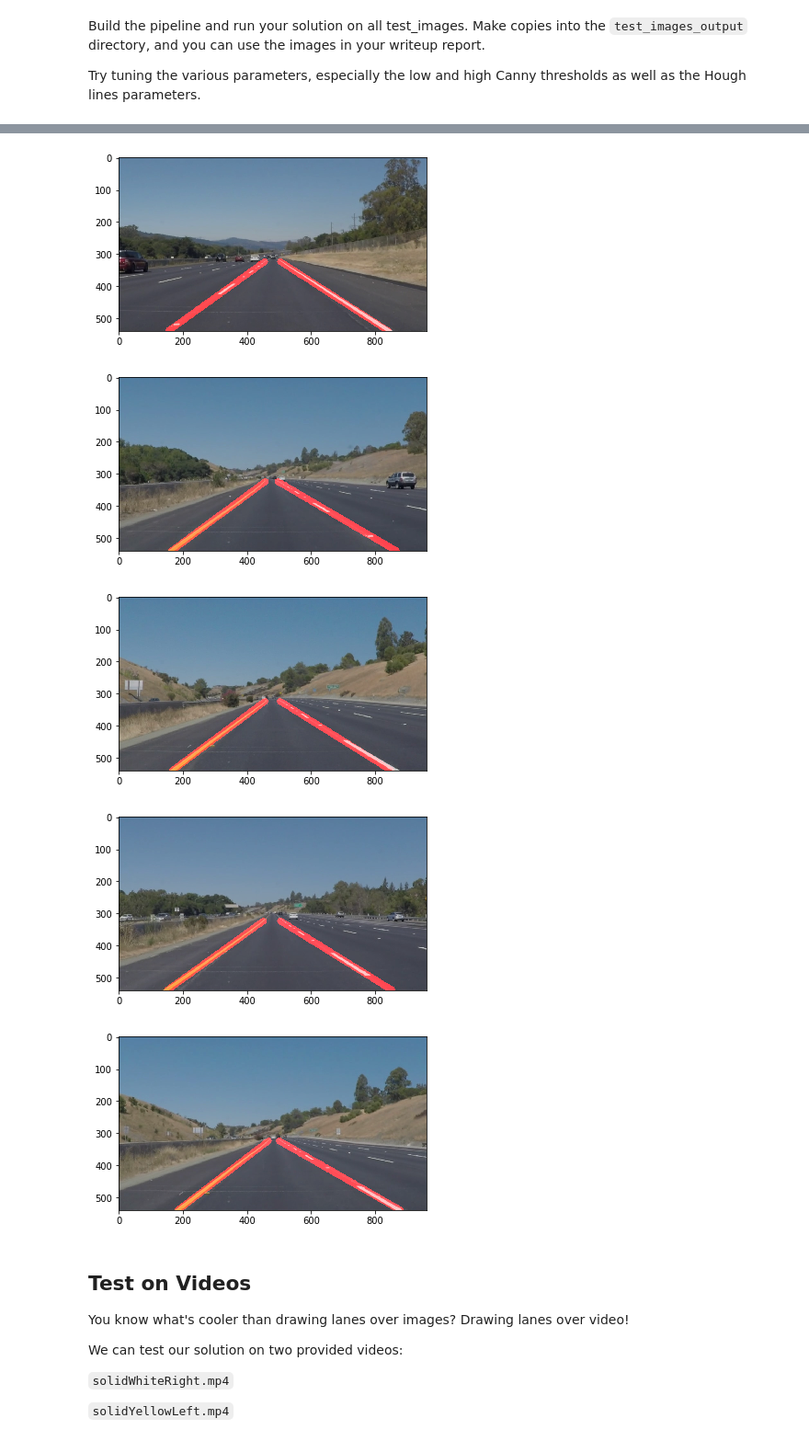
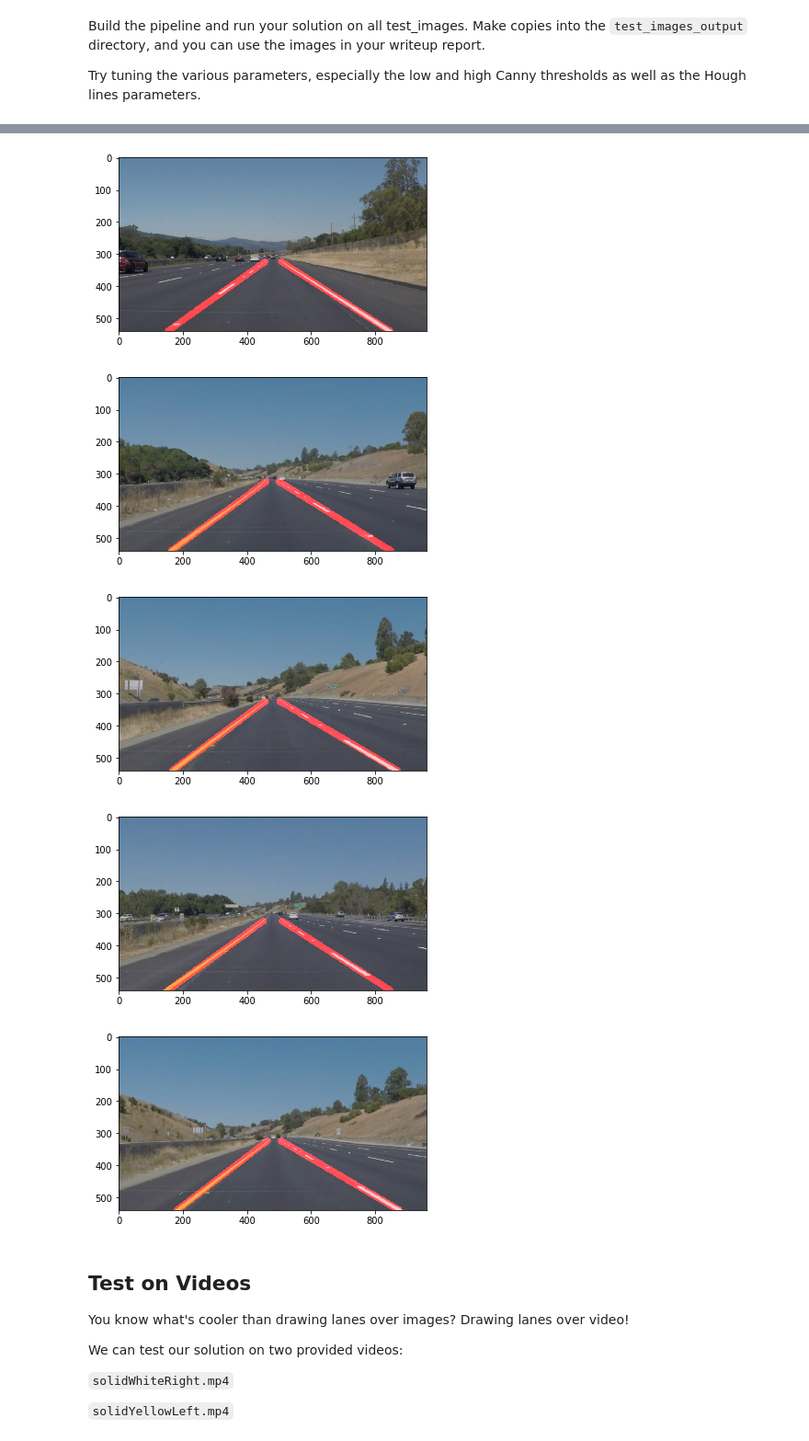
Before and after one commit to peiciwu/CarND-LaneLines-P1, a Jupyter notebook: P1.ipynb, the cells around one changed output, grey strips where cells are left out. Shown: that part at 92% size. Cells and saved outputs as stored; diff of their text form; code cells hidden in the pictures.

```diff
--- a/P1.ipynb
+++ b/P1.ipynb
@@ -143,15 +159,17 @@ def draw_lines(img, lines, color=[255, 0, 0], thickness=20):
 
     class Data:
         """
-        Store a set of lines: slopes/y_intersects, so we can get average slope/y_intersects.
+        Store a set of lines: slopes/y_intersects/lengths, so we can get weighted average slope/y_intersect by using lengths of line as weights
         """
         def __init__(self):
             self.slopes = []
             self.y_inters = []
+            self.lengths = []
 
-        def add(self, s, y_inter):
+        def add(self, s, x1, y1, x2, y2):
             self.slopes.append(s)
-            self.y_inters.append(y_inter)
+            self.y_inters.append(y1-slope*x1)
+            self.lengths.append(np.sqrt((x2-x1)**2+(y2-y1)**2))
 
         def empty(self):
             if self.slopes:
@@ -159,8 +177,10 @@ def draw_lines(img, lines, color=[255, 0, 0], thickness=20):
             return True
 
         def average(self):
-            self.avg_slope = np.mean(self.slopes)
-            self.avg_y_inter = np.mean(self.y_inters)
+            self.avg_slope = np.average(self.slopes, weights=self.lengths)
+            self.avg_y_inter = np.average(self.y_inters, weights=self.lengths)
+            #self.avg_slope = np.mean(self.slopes)
+            #self.avg_y_inter = np.mean(self.y_inters)
 
         def getX(self, y):
             return (y - self.avg_y_inter)/self.avg_slope
@@ -176,16 +196,17 @@ def draw_lines(img, lines, color=[255, 0, 0], thickness=20):
                 continue
 
             slope = (y2 - y1)/(x2 - x1)
-            y_intersect = y1 - slope*x1
 
             # slope < -0.5 : left lines
             #       > 0.5 : right lines
             # *Use 0.5 to filter out bad lines
-            if slope < -0.5 and slope > -0.8 and x1 <= 0.5*img.shape[1] and x2 <= 0.5*img.shape[1]:
-                leftLines.add(slope, y_intersect)
+            #if slope < -0.75 and slope > -0.8 and x1 <= 0.5*img.shape[1] and x2 <= 0.5*img.shape[1]:
+            if slope < -0.5:
+                leftLines.add(slope, x1, y1, x2, y2)
                 #cv2.line(img, (x1, y1), (x2, y2), [0,255,0], thickness)
-            elif slope > 0.5 and slope < 0.8 and x1 >= 0.5*img.shape[1] and x2 >= 0.5*img.shape[1]:
-                rightLines.add(slope, y_intersect)
+            #elif slope > 0.5 and slope < 0.8 and x1 >= 0.5*img.shape[1] and x2 >= 0.5*img.shape[1]:
+            if slope > 0.5:
+                rightLines.add(slope, x1, y1, x2, y2)
                 #cv2.line(img, (x1, y1), (x2, y2), color, thickness)
 
     # average and extrapolate
@@ -277,38 +298,38 @@ def process_image(image):
     high_threshold = 150
     edges = canny(blur_gray, low_threshold, high_threshold)
 
     # Define a four sided polygon to mask
-    vertices = np.array([[(0.15*xsize, ysize),(0.45*xsize, 0.6*ysize), (0.55*xsize, 0.6*ysize), (0.9*xsize, ysize)]], dtype=np.int32)
+    vertices = np.array([[(0.1*xsize, 0.95*ysize),(0.4*xsize, 0.6*ysize), (0.6*xsize, 0.6*ysize), (0.95*xsize, 0.95*ysize)]], dtype=np.int32)
     masked_edges = region_of_interest(edges, vertices)
 
     # Define the Hough transform parameters
     rho = 2 # distance resolution in pixels of the Hough grid
     theta = np.pi/180 # angular resolution in radians of the Hough grid
-    threshold = 15     # minimum number of votes (intersections in Hough grid cell)
-    min_line_length = 40 # minimum number of pixels making up a line
-    max_line_gap = 20    # maximum gap in pixels between connectable line segments
+    threshold = 50     # minimum number of votes (intersections in Hough grid cell)
+    min_line_length = 50 # minimum number of pixels making up a line
+    max_line_gap = 100    # maximum gap in pixels between connectable line segments
 
     # Hough transform
     line_image = hough_lines(masked_edges, rho, theta, threshold, min_line_length, max_line_gap)
 
     # Get the final image by adding the processed image (\line_image) and the initial image (\image)
     result = weighted_img(line_image, image)
 
     return result
 
 # process images under test_images directory
 for file in os.listdir("test_images/"):
     image = process_image(mpimg.imread("test_images/" + file))
     # show image
     plt.figure()
     plt.imshow(image, cmap='gray')
     # save image
     mpimg.imsave("test_images_output/" + file, image)
 # %% [output]
 [figure]
 [figure]
 [figure]
-[figure, old version]
+[figure, new version]
 [figure]
 [figure]
 # %% [markdown]
```
Also changed, not shown: parts of 3 cells of this notebook, 9 other files.
